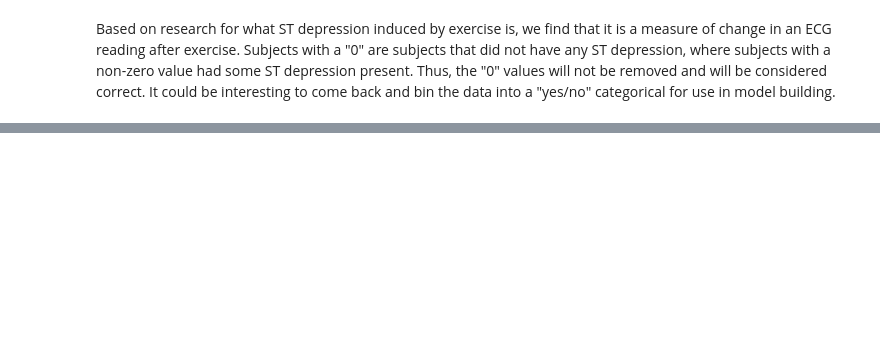
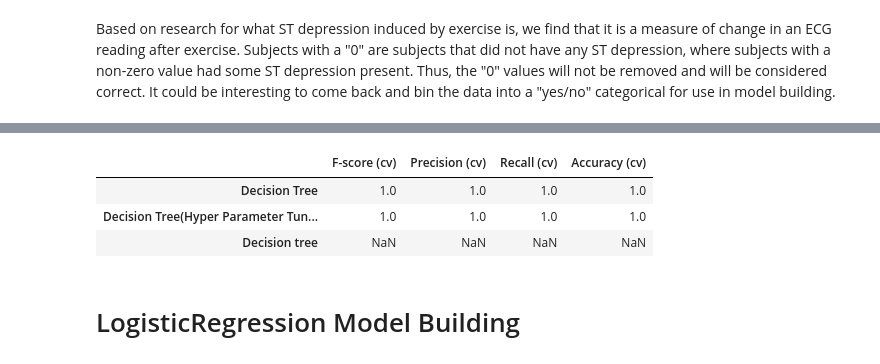
Before and after one commit to abroniewski/Heart-Disease-Machine-Learning-Exploration, a Jupyter notebook: src/Heart_Disease_Detection.ipynb, the cells around one changed output, grey strips where cells are left out. Cells and saved outputs as stored; diff of their text form; code cells hidden in the pictures; blank space fills up the shorter version.

```diff
--- a/src/Heart_Disease_Detection.ipynb
+++ b/src/Heart_Disease_Detection.ipynb
@@ -305,0 +527,11 @@ Based on research for what ST depression induced by exercise is, we find that it
+# %%
+#cross fold validation without hyper tuning
+cv = KFold(n_splits=10, random_state=42, shuffle=True)
+clf = DecisionTreeClassifier()
+cross_val_results = pd.DataFrame(cross_validate(clf, X_train, y_train, cv = cv,
+                                                scoring = [ 'f1_macro', 'precision_macro', 'recall_macro', 'accuracy'] ))
+
+results_df.loc['Decision Tree',:] = cross_val_results[['test_f1_macro',
+       'test_precision_macro', 'test_recall_macro','test_accuracy']].mean().values
+
+results_df
@@ -305,0 +552,40 @@ Based on research for what ST depression induced by exercise is, we find that it
+# %%
+
+
+#paramters setup for tuning
+param={"max_depth":[3,None],"min_samples_leaf":randint(1,20),"criterion":["gini","entropy"]}
+#"min_samples_split":randint(1,40)
+#"min_samples_leaf":randint(1,20)
+
+#instatiate decision tree classifier
+clf = DecisionTreeClassifier()
+
+#instatiate RandomizedSearchCV
+clf_cv=RandomizedSearchCV(clf,param,cv=5)
+
+#fitting the model
+clf_cv.fit(X_train,y_train)
+
+#print the tuned parameters and score
+#print("Best: %f using %s" % (clf_cv.best_score_.mean(), clf_cv.best_params_))
+#means = clf_cv.cv_results_['mean_test_score']
+#stds = clf_cv.cv_results_['std_test_score']
+#params = clf_cv.cv_results_['params']
+# for mean, stdev, param in zip(means, stds, params):
+#     print("%f (%f) with: %r" % (mean, stdev, param))
+#printing the confusion metrix
+#y_pred=clf_cv.predict(X_test)
+#print(confusion_matrix(y_test,y_pred))
+cross_val_results = pd.DataFrame(cross_validate(clf_cv.best_estimator_ , X_train, y_train, cv = 5, scoring = [ 'f1_macro', 'precision_macro', 'recall_macro', 'accuracy'] ))
+
+results_df.loc['Decision Tree(Hyper Parameter Tuning)',:] = cross_val_results[['test_f1_macro',
+       'test_precision_macro', 'test_recall_macro','test_accuracy']].mean().values
+
+results_df.sort_values(by='F-score (cv)', ascending=False)
+# %% [output]
+|  | F-score (cv) | Precision (cv) | Recall (cv) | Accuracy (cv) |
+| Decision Tree | 1.0 | 1.0 | 1.0 | 1.0 |
+| Decision Tree(Hyper Parameter Tun... | 1.0 | 1.0 | 1.0 | 1.0 |
+| Decision tree | NaN | NaN | NaN | NaN |
+# %% [markdown]
+# LogisticRegression Model Building
```
Also changed, not shown: parts of 60 cells of this notebook.
